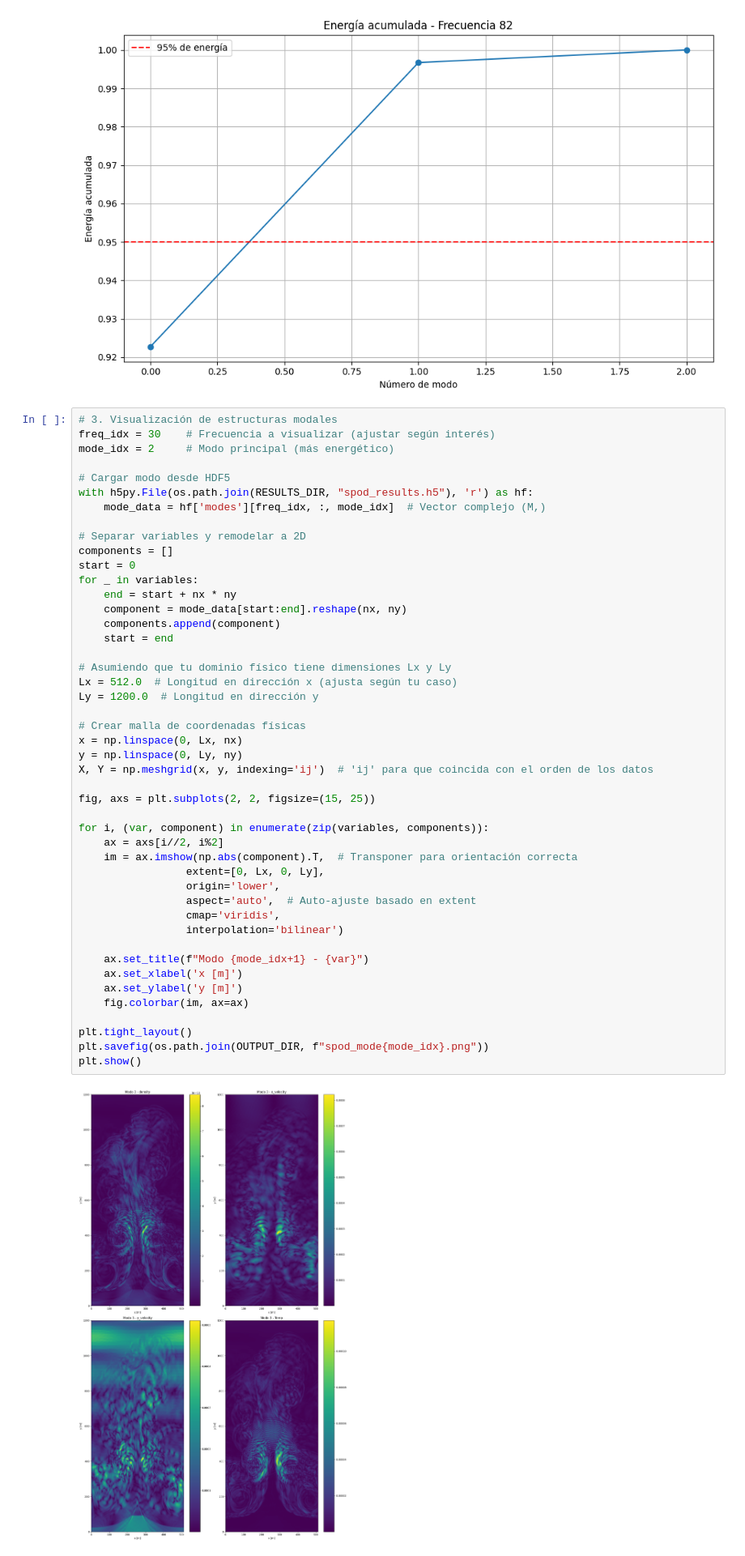
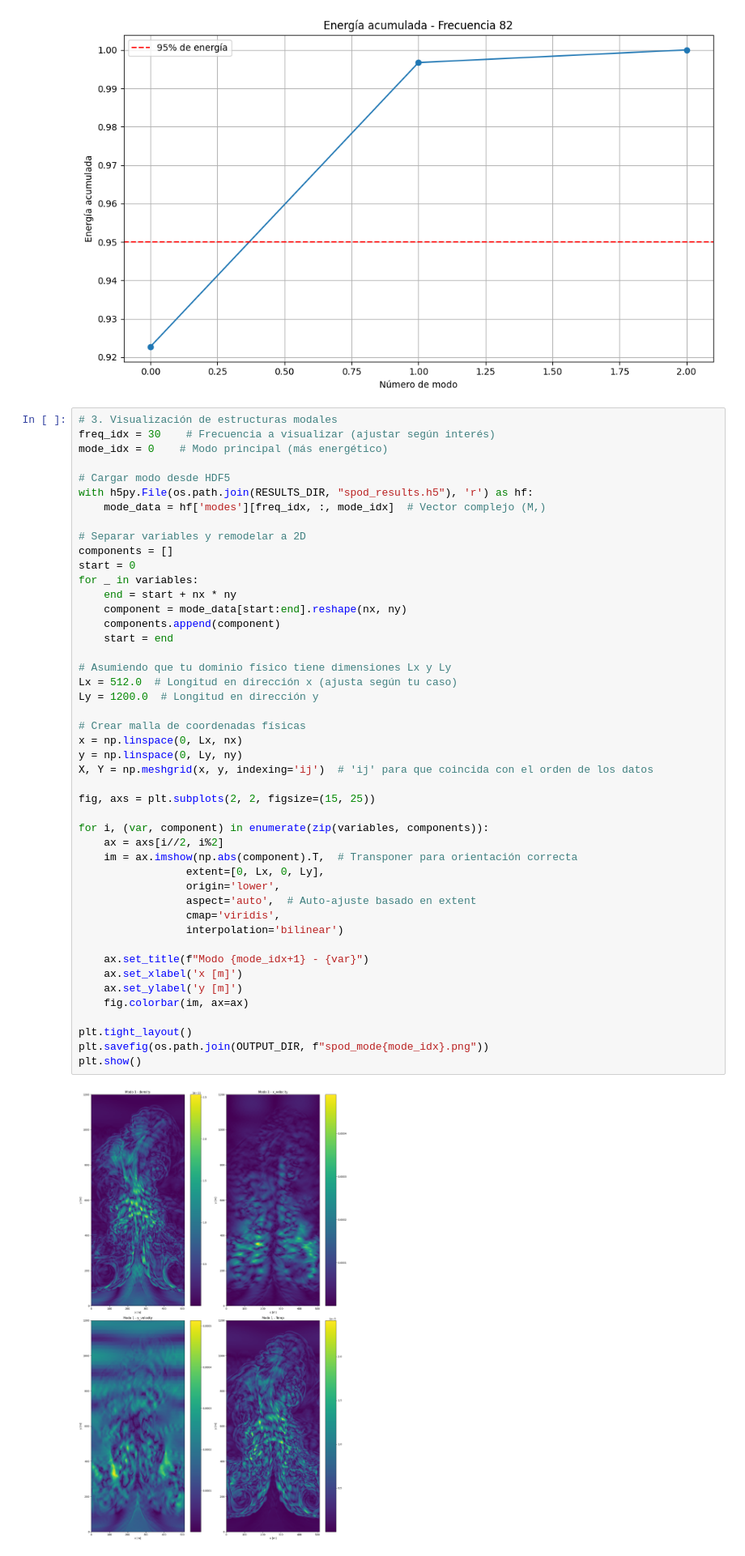
Before and after one commit to seb-asc/SPOD, a Jupyter notebook: Method_of_snapshots/Q^H-W-Q/SPOD_results/Visualization_SPOD.ipynb, the cells around one changed output. Shown at 81% size. Drawn from its saved outputs; the diff is of its cells as text.

```diff
--- a/Method_of_snapshots/Q^H-W-Q/SPOD_results/Visualization_SPOD.ipynb
+++ b/Method_of_snapshots/Q^H-W-Q/SPOD_results/Visualization_SPOD.ipynb
@@ -55,7 +55,7 @@ plt.show()
 # %%
 # 3. Visualización de estructuras modales
 freq_idx = 30    # Frecuencia a visualizar (ajustar según interés)
-mode_idx = 2     # Modo principal (más energético)
+mode_idx = 0    # Modo principal (más energético)
 
 # Cargar modo desde HDF5
 with h5py.File(os.path.join(RESULTS_DIR, "spod_results.h5"), 'r') as hf:
@@ -72,32 +72,32 @@ for _ in variables:
 
 # Asumiendo que tu dominio físico tiene dimensiones Lx y Ly
 Lx = 512.0  # Longitud en dirección x (ajusta según tu caso)
 Ly = 1200.0  # Longitud en dirección y
 
 # Crear malla de coordenadas físicas
 x = np.linspace(0, Lx, nx)
 y = np.linspace(0, Ly, ny)
 X, Y = np.meshgrid(x, y, indexing='ij')  # 'ij' para que coincida con el orden de los datos
 
 fig, axs = plt.subplots(2, 2, figsize=(15, 25))
 
 for i, (var, component) in enumerate(zip(variables, components)):
     ax = axs[i//2, i%2]
     im = ax.imshow(np.abs(component).T,  # Transponer para orientación correcta
                  extent=[0, Lx, 0, Ly],
                  origin='lower',
                  aspect='auto',  # Auto-ajuste basado en extent
                  cmap='viridis',
                  interpolation='bilinear')
 
     ax.set_title(f"Modo {mode_idx+1} - {var}")
     ax.set_xlabel('x [m]')
     ax.set_ylabel('y [m]')
     fig.colorbar(im, ax=ax)
 
 plt.tight_layout()
 plt.savefig(os.path.join(OUTPUT_DIR, f"spod_mode{mode_idx}.png"))
 plt.show()
 # %% [output]
-[figure, old version]
+[figure, new version]
 # %%
```
Also changed, not shown: parts of 1 cell of this notebook.
